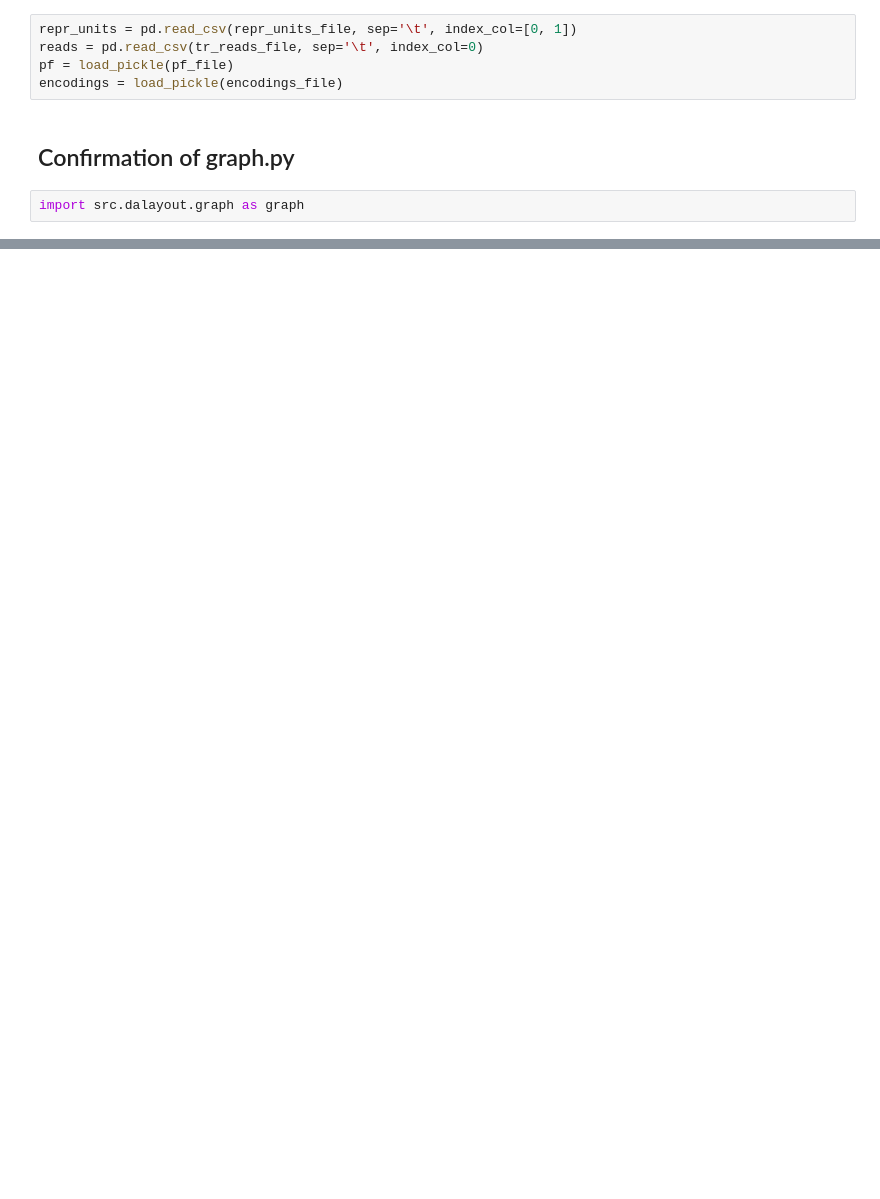
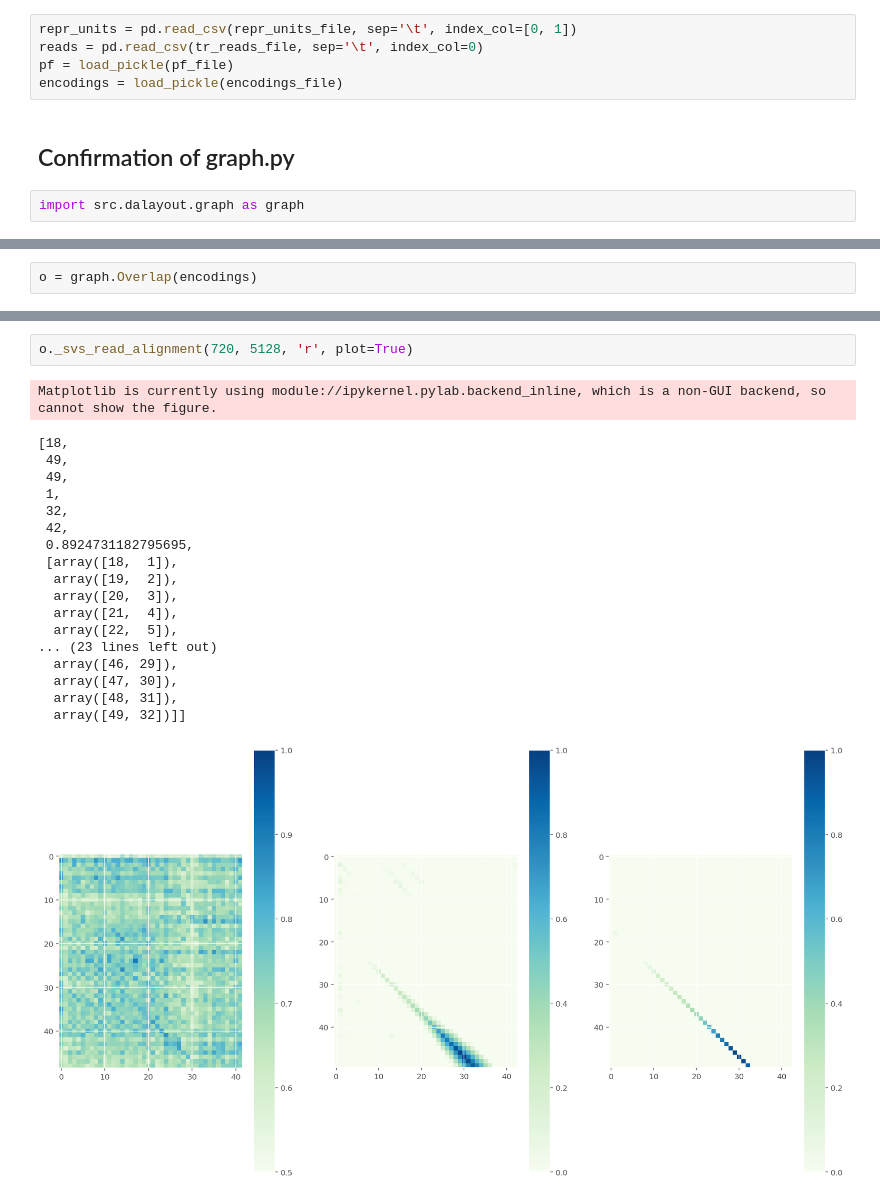
Before and after one commit to yoshihikosuzuki/CentromereAssembly, a Jupyter notebook: dalayout_dev.ipynb, the cells around one changed output, grey strips where cells are left out. Drawn from its saved outputs; the diff is of its cells as text; blank space fills up the shorter version.

Commit message:
change overlap to class

```diff
--- a/dalayout_dev.ipynb
+++ b/dalayout_dev.ipynb
@@ -57,0 +34,2 @@ Matplotlib is currently using module://ipykernel.pylab.backend_inline, which is
+# %%
+o = graph.Overlap(encodings)
@@ -57,0 +49,22 @@ Matplotlib is currently using module://ipykernel.pylab.backend_inline, which is
+# %%
+o._svs_read_alignment(720, 5128, 'r', plot=True)
+# %% [output]
+Matplotlib is currently using module://ipykernel.pylab.backend_inline, which is a non-GUI backend, so cannot show the figure.
+[18,
+ 49,
+ 49,
+ 1,
+ 32,
+ 42,
+ 0.8924731182795695,
+ [array([18,  1]),
+  array([19,  2]),
+  array([20,  3]),
+  array([21,  4]),
+  array([22,  5]),
+... (23 lines left out)
+  array([46, 29]),
+  array([47, 30]),
+  array([48, 31]),
+  array([49, 32])]]
+[figure, added]
```
Also changed, not shown: parts of 9 cells of this notebook, 4 other files.
